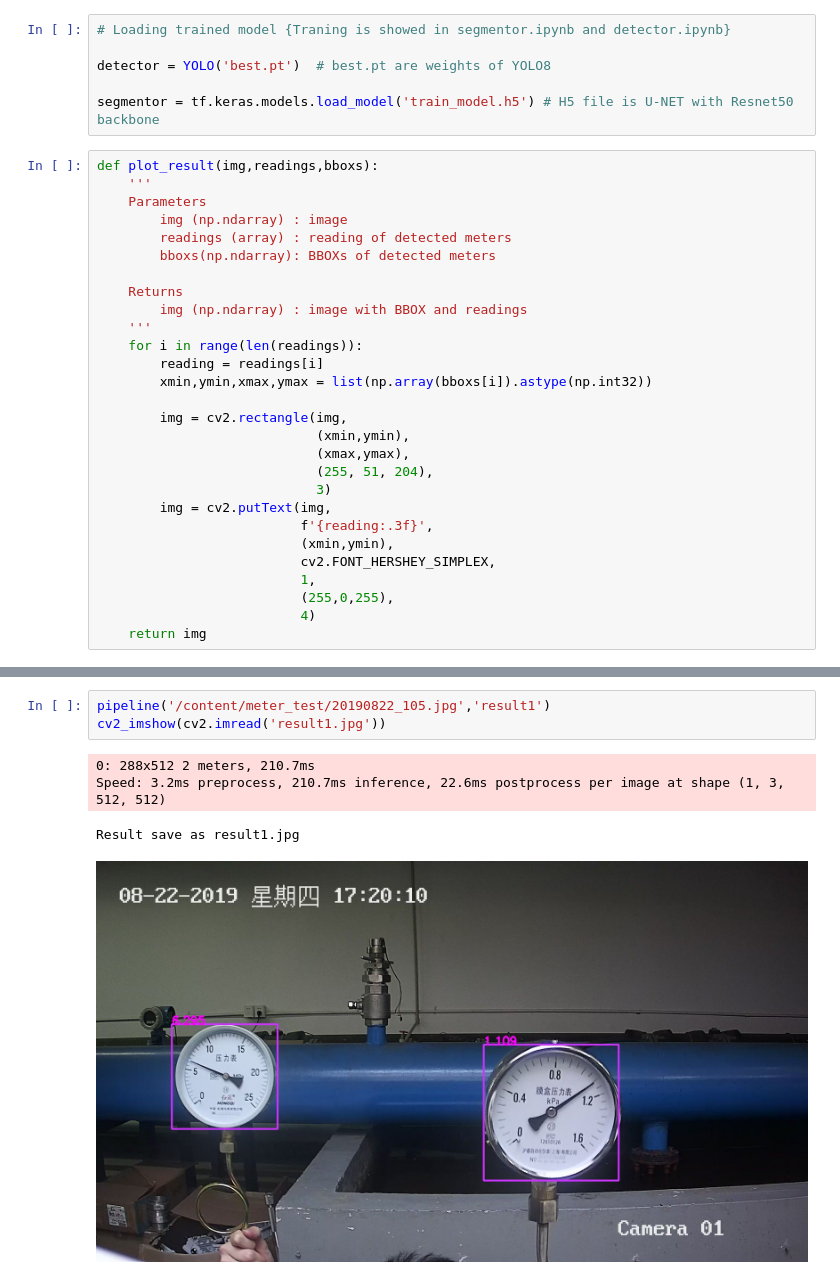
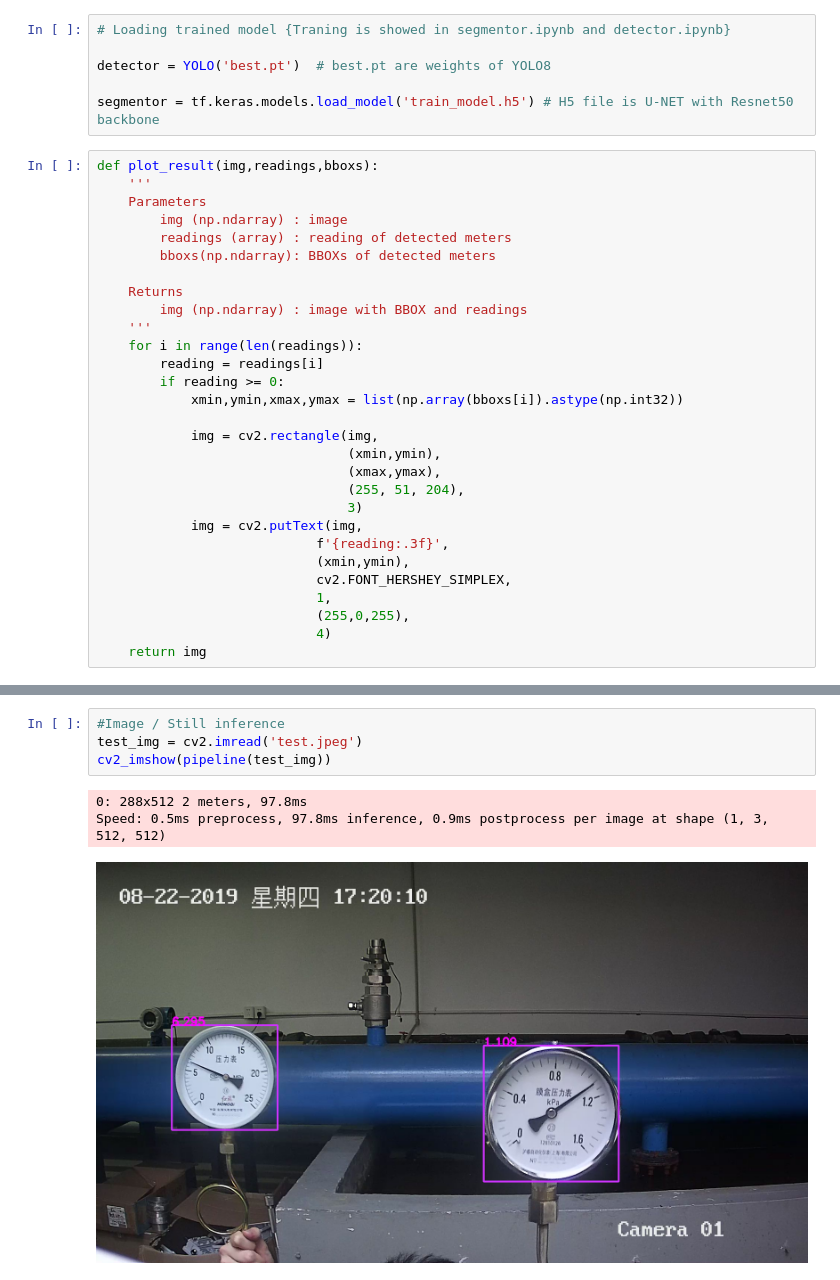
Before and after one commit to ashish-2005/Industrial-Meter-Reading, a Jupyter notebook: meter_reader.ipynb, the cells around one changed output, grey strips where cells are left out. Cells and saved outputs as stored; diff of their text form.

```diff
--- a/meter_reader.ipynb
+++ b/meter_reader.ipynb
@@ -358,19 +366,20 @@ def plot_result(img,readings,bboxs):
     '''
     for i in range(len(readings)):
         reading = readings[i]
-        xmin,ymin,xmax,ymax = list(np.array(bboxs[i]).astype(np.int32))
+        if reading >= 0:
+            xmin,ymin,xmax,ymax = list(np.array(bboxs[i]).astype(np.int32))
 
-        img = cv2.rectangle(img,
+            img = cv2.rectangle(img,
+                                (xmin,ymin),
+                                (xmax,ymax),
+                                (255, 51, 204),
+                                3)
+            img = cv2.putText(img,
+                            f'{reading:.3f}',
                             (xmin,ymin),
-                            (xmax,ymax),
-                            (255, 51, 204),
-                            3)
-        img = cv2.putText(img,
-                          f'{reading:.3f}',
-                          (xmin,ymin),
-                          cv2.FONT_HERSHEY_SIMPLEX,
-                          1,
-                          (255,0,255),
-                          4)
+                            cv2.FONT_HERSHEY_SIMPLEX,
+                            1,
+                            (255,0,255),
+                            4)
     return img
 # %%
@@ -418,8 +427,8 @@ def pipeline(img_path,save_name):
-# %%
-pipeline('/content/meter_test/20190822_105.jpg','result1')
-cv2_imshow(cv2.imread('result1.jpg'))
-# %% [output]
-0: 288x512 2 meters, 210.7ms
-Speed: 3.2ms preprocess, 210.7ms inference, 22.6ms postprocess per image at shape (1, 3, 512, 512)
-Result save as result1.jpg
-[figure, removed]
+# %%
+#Image / Still inference
+test_img = cv2.imread('test.jpeg')
+cv2_imshow(pipeline(test_img))
+# %% [output]
+0: 288x512 2 meters, 97.8ms
+Speed: 0.5ms preprocess, 97.8ms inference, 0.9ms postprocess per image at shape (1, 3, 512, 512)
+[figure, added]
```
Also changed, not shown: parts of 13 cells of this notebook, 1 other file.
